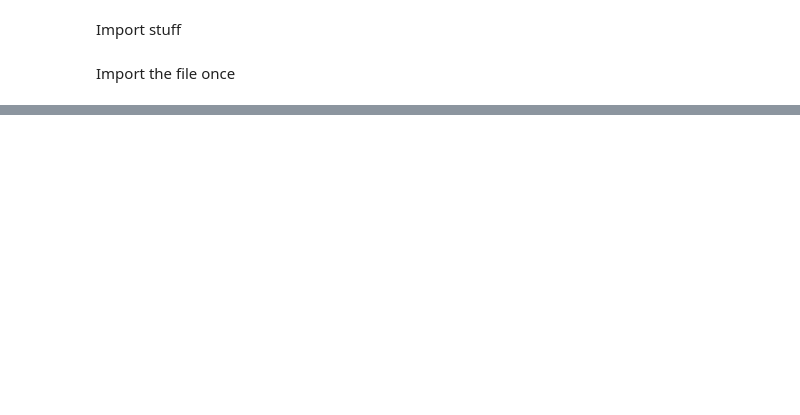
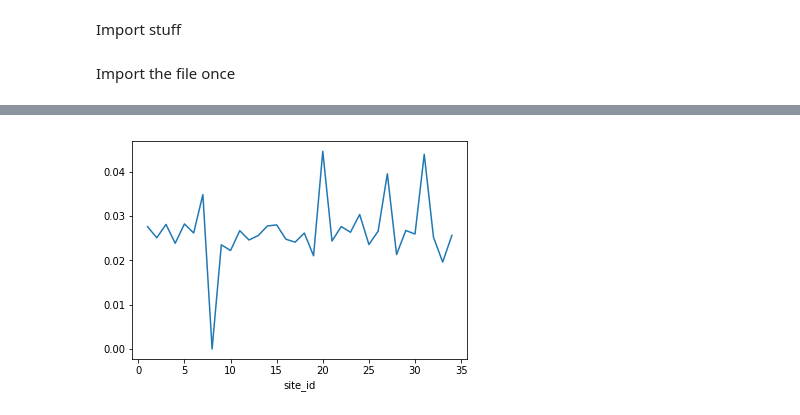
Before and after one commit to ryanb1994/DMT, a Jupyter notebook: Assignment 2/EDA Assignment 2 Jeffrey.ipynb, the cells around one changed output, grey strips where cells are left out. Cells and saved outputs as stored; diff of their text form; code cells hidden in the pictures; blank space fills up the shorter version.

```diff
--- a/Assignment 2/EDA Assignment 2 Jeffrey.ipynb
+++ b/Assignment 2/EDA Assignment 2 Jeffrey.ipynb
@@ -132,3 +11,0 @@ Let's look how many people want to go to the same destination as their origin (o
-# %%
-df['samecountryasdestination'] = np.where((df['prop_country_id'] == df['visitor_location_country_id']), 1, 0)
-print (df['samecountryasdestination'].value_counts())
@@ -222,0 +496,4 @@ Just a heads-up for logistic regression trained on position (of same training se
+# %%
+df.groupby('site_id')['booking_bool'].mean().plot() # Most (chance) of bookings happening on a site
+# %% [output]
+[figure, added]
```
Also changed, not shown: parts of 85 cells of this notebook.
